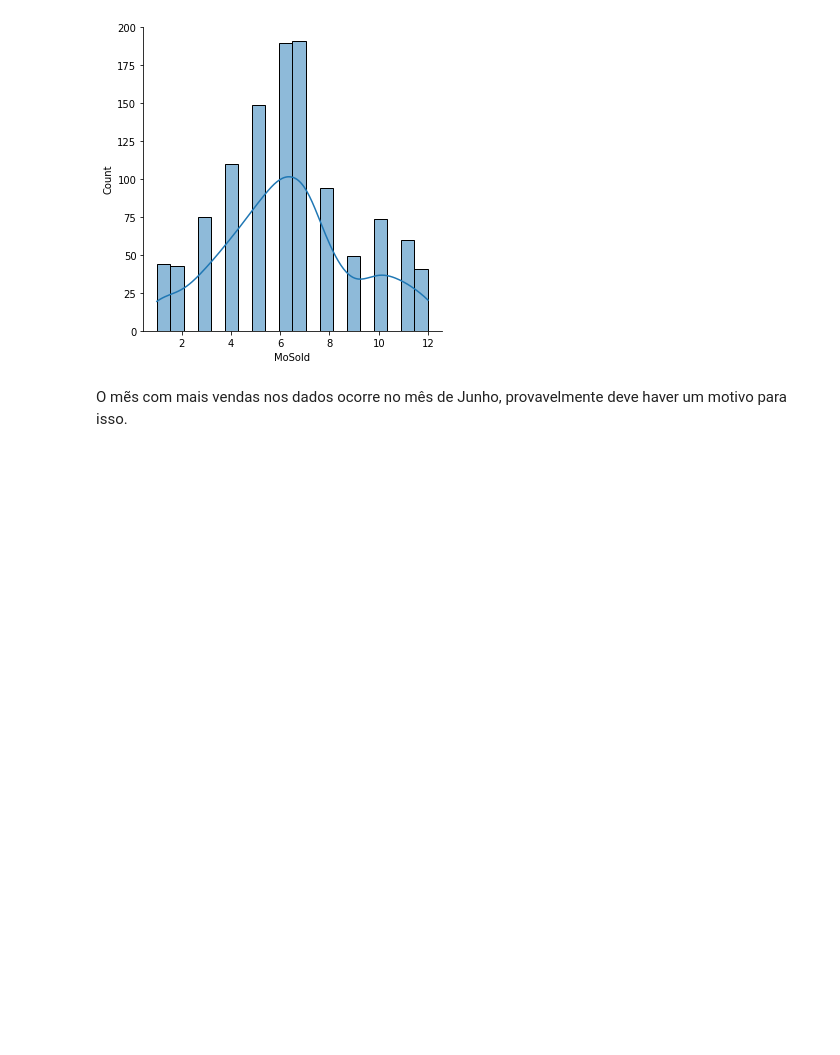
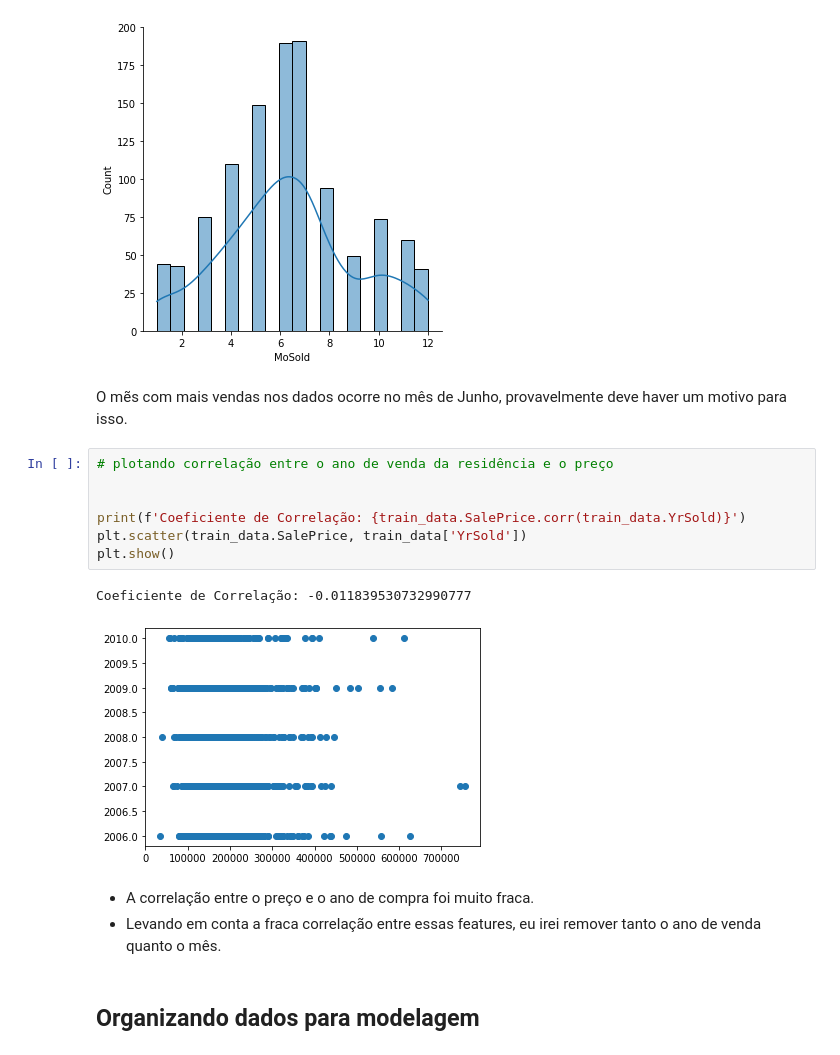
Before and after one commit to svhenrique/house-prices-predictor, a Jupyter notebook: HousePricesPredictor.ipynb, the cells around one changed output. Cells and saved outputs as stored; diff of their text form; blank space fills up the shorter version.

```diff
--- a/HousePricesPredictor.ipynb
+++ b/HousePricesPredictor.ipynb
@@ -521,3 +532,18 @@ plt.show()
 [figure]
 # %% [markdown]
 O mẽs com mais vendas nos dados ocorre no mês de Junho, provavelmente deve haver um motivo para isso.
+# %%
+# plotando correlação entre o ano de venda da residência e o preço
+
+
+print(f'Coeficiente de Correlação: {train_data.SalePrice.corr(train_data.YrSold)}')
+plt.scatter(train_data.SalePrice, train_data['YrSold'])
+plt.show()
+# %% [output]
+Coeficiente de Correlação: -0.011839530732990777
+[figure, added]
+# %% [markdown]
+* A correlação entre o preço e o ano de compra foi muito fraca.
+* Levando em conta a fraca correlação entre essas features, eu irei remover tanto o ano de venda quanto o mês.
+# %% [markdown]
+## Organizando dados para modelagem
```
Also changed, not shown: parts of 39 cells of this notebook.
